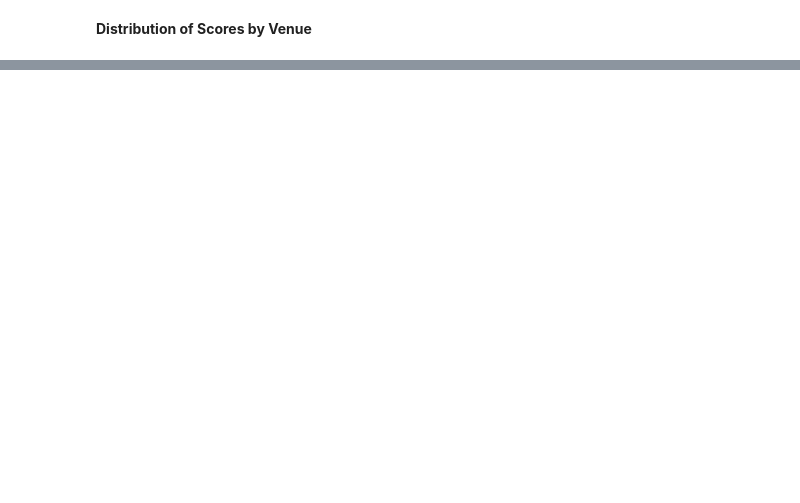
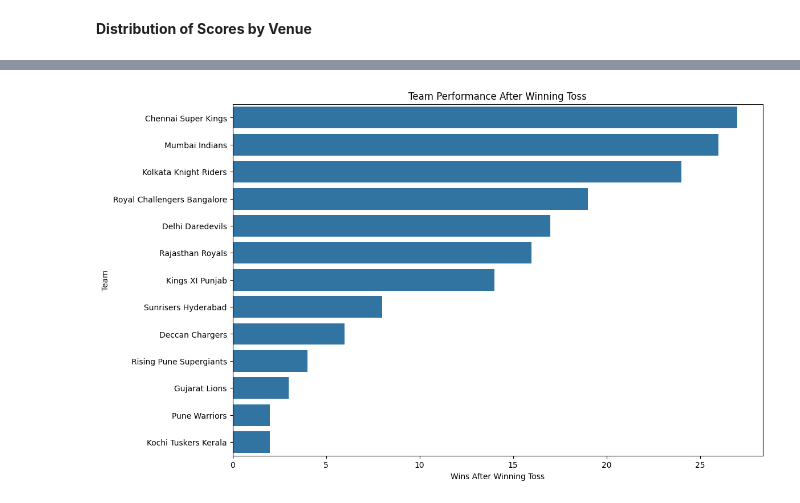
Before and after one commit to rajesh-jaddu562/IPL_Data_Analysis, a Jupyter notebook: IPL_DATA_ANALYSIS_SPARK.ipynb, the cells around one changed output, grey strips where cells are left out. Cells and saved outputs as stored; diff of their text form; code cells hidden in the pictures; blank space fills up the shorter version.

```diff
--- a/IPL_DATA_ANALYSIS_SPARK.ipynb
+++ b/IPL_DATA_ANALYSIS_SPARK.ipynb
@@ -390,0 +499,21 @@ plt.show()
+# %%
+# Execute SQL Query - Wins
+team_toss_win_performance = spark.sql("""
+SELECT team1, COUNT(*) AS matches_played, SUM(CASE WHEN toss_winner = match_winner THEN 1 ELSE 0 END) AS wins_after_toss
+FROM match
+WHERE toss_winner = team1
+GROUP BY team1
+ORDER BY wins_after_toss DESC
+""")
+# Convert to Pandas DataFrame - Wins after toss winnings
+team_toss_win_pd = team_toss_win_performance.toPandas()
+
+# Plot
+plt.figure(figsize=(12, 8))
+sns.barplot(x='wins_after_toss', y='team1', data=team_toss_win_pd)
+plt.title('Team Performance After Winning Toss')
+plt.xlabel('Wins After Winning Toss')
+plt.ylabel('Team')
+plt.show()
+# %% [output]
+[figure, added]
```
Also changed, not shown: parts of 13 cells of this notebook, 1 other file.
